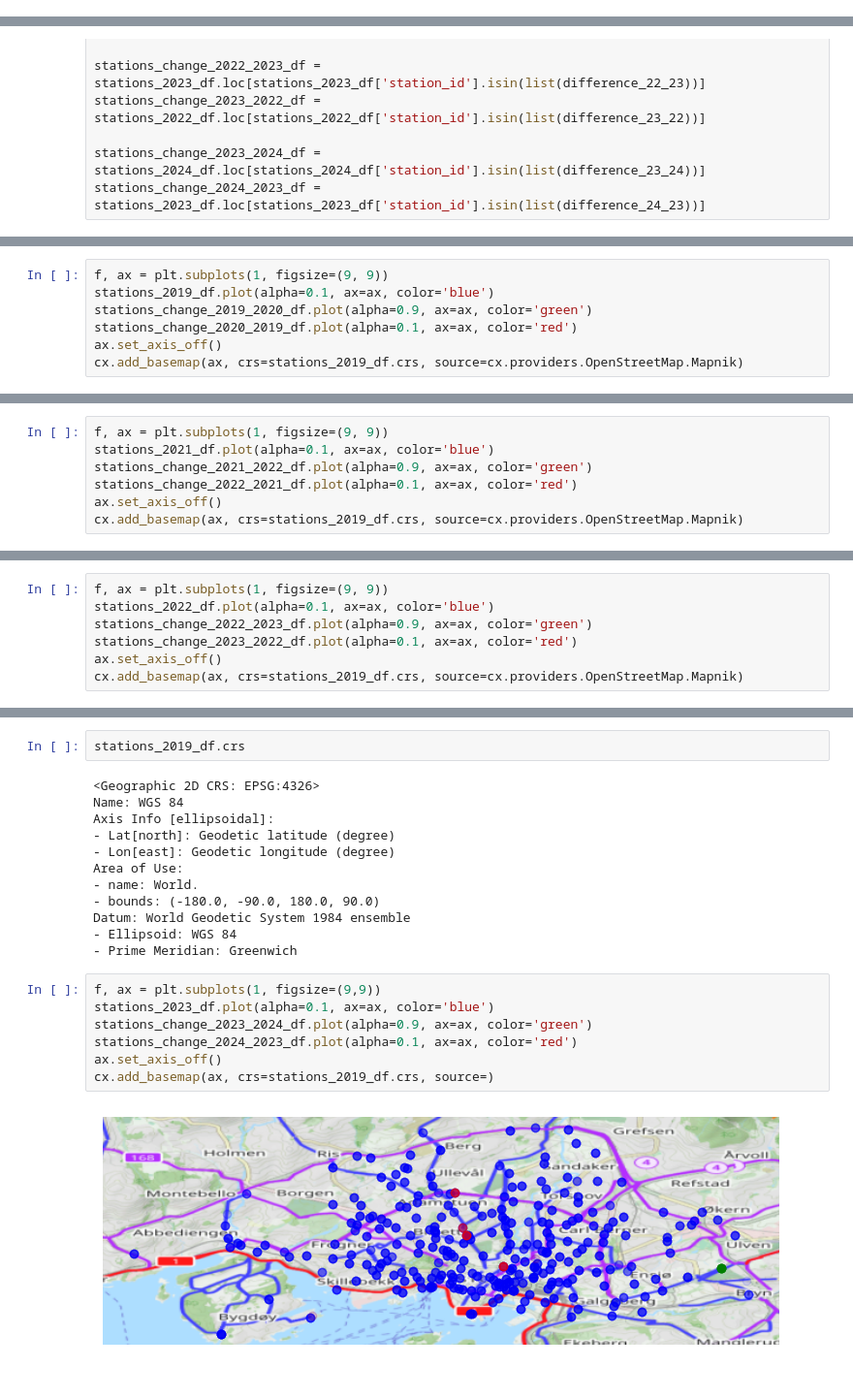
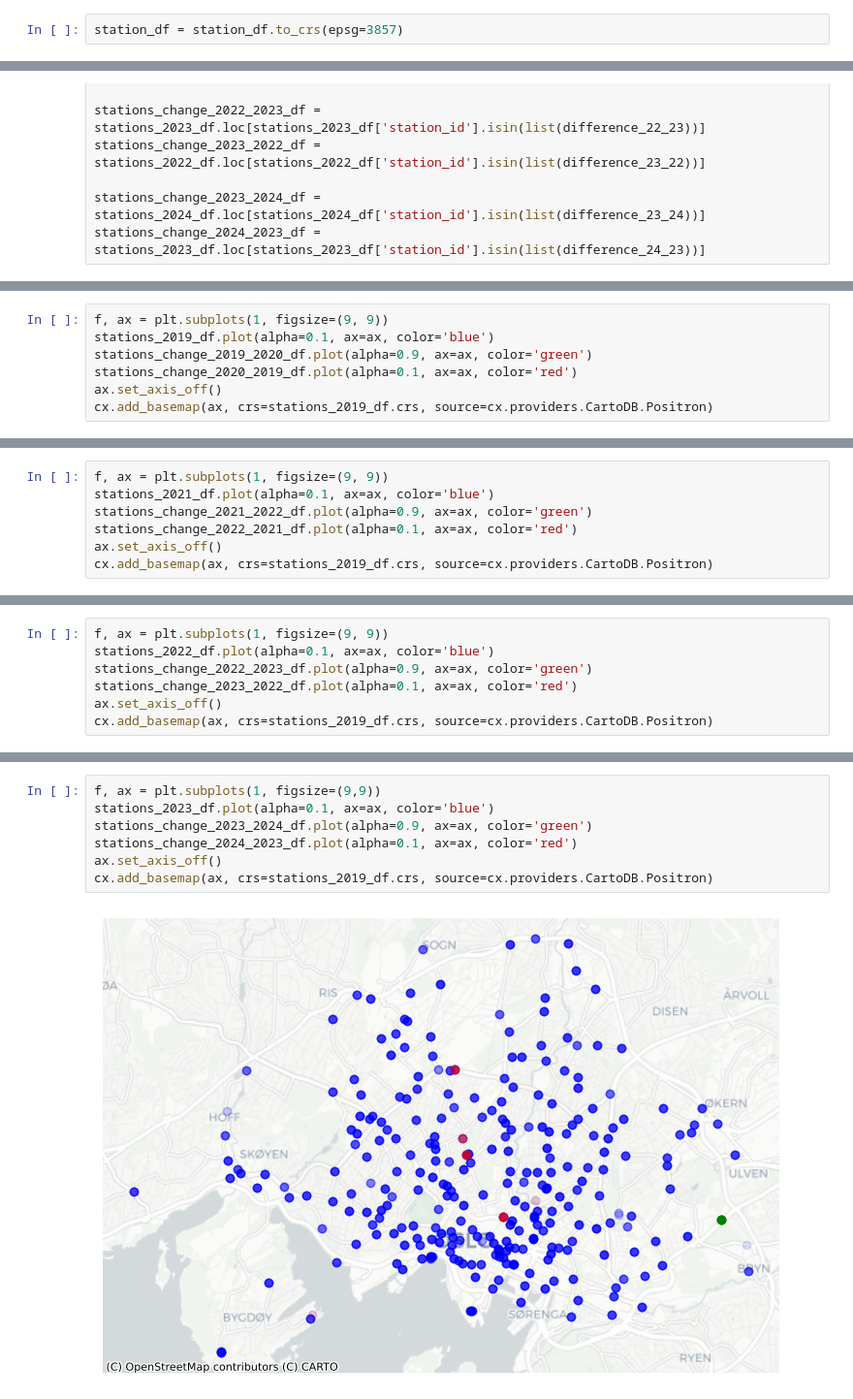
Before and after one commit to niclasclassen/oslo-city-bikes-network-flow-analysis, a Jupyter notebook: stationnetworkgrowth.ipynb, the cells around one changed output, grey strips where cells are left out. Shown at 97% size. Cells and saved outputs as stored; diff of their text form.

```diff
--- a/stationnetworkgrowth.ipynb
+++ b/stationnetworkgrowth.ipynb
@@ -29,6 +29,8 @@ def createstationdf (df):
 # %%
 df = pd.read_csv('data/preprocessed/combined.csv')
 station_df = createstationdf(df)
+# %%
+station_df = station_df.to_crs(epsg=3857)
 # %%
 station_df.head(5)
 # %% [output]
@@ -176,5 +178,5 @@ stations_2019_df.plot(alpha=0.1, ax=ax, color='blue')
 stations_change_2019_2020_df.plot(alpha=0.9, ax=ax, color='green')
 stations_change_2020_2019_df.plot(alpha=0.1, ax=ax, color='red')
 ax.set_axis_off()
-cx.add_basemap(ax, crs=stations_2019_df.crs, source=cx.providers.OpenStreetMap.Mapnik)
+cx.add_basemap(ax, crs=stations_2019_df.crs, source=cx.providers.CartoDB.Positron)
 # %% [output]
@@ -199,5 +196,5 @@ stations_2021_df.plot(alpha=0.1, ax=ax, color='blue')
 stations_change_2021_2022_df.plot(alpha=0.9, ax=ax, color='green')
 stations_change_2022_2021_df.plot(alpha=0.1, ax=ax, color='red')
 ax.set_axis_off()
-cx.add_basemap(ax, crs=stations_2019_df.crs, source=cx.providers.OpenStreetMap.Mapnik)
+cx.add_basemap(ax, crs=stations_2019_df.crs, source=cx.providers.CartoDB.Positron)
 # %% [output]
@@ -208,5 +205,5 @@ stations_2022_df.plot(alpha=0.1, ax=ax, color='blue')
 stations_change_2022_2023_df.plot(alpha=0.9, ax=ax, color='green')
 stations_change_2023_2022_df.plot(alpha=0.1, ax=ax, color='red')
 ax.set_axis_off()
-cx.add_basemap(ax, crs=stations_2019_df.crs, source=cx.providers.OpenStreetMap.Mapnik)
+cx.add_basemap(ax, crs=stations_2019_df.crs, source=cx.providers.CartoDB.Positron)
 # %% [output]
@@ -214,26 +211,12 @@ cx.add_basemap(ax, crs=stations_2019_df.crs, source=cx.providers.OpenStreetMap.M
-# %%
-stations_2019_df.crs
-# %% [output]
-<Geographic 2D CRS: EPSG:4326>
-Name: WGS 84
-Axis Info [ellipsoidal]:
-- Lat[north]: Geodetic latitude (degree)
-- Lon[east]: Geodetic longitude (degree)
-Area of Use:
-- name: World.
-- bounds: (-180.0, -90.0, 180.0, 90.0)
-Datum: World Geodetic System 1984 ensemble
-- Ellipsoid: WGS 84
-- Prime Meridian: Greenwich
 # %%
 f, ax = plt.subplots(1, figsize=(9,9))
 stations_2023_df.plot(alpha=0.1, ax=ax, color='blue')
 stations_change_2023_2024_df.plot(alpha=0.9, ax=ax, color='green')
 stations_change_2024_2023_df.plot(alpha=0.1, ax=ax, color='red')
 ax.set_axis_off()
-cx.add_basemap(ax, crs=stations_2019_df.crs, source=)
+cx.add_basemap(ax, crs=stations_2019_df.crs, source=cx.providers.CartoDB.Positron)
 # %% [output]
-[figure, old version]
+[figure, new version]
 # %%
 f, ax = plt.subplots(1, figsize=(15, 15))
 stations_2019_df.plot(alpha=0.1, ax=ax, color='blue')
```
Also changed, not shown: parts of 8 cells of this notebook.
